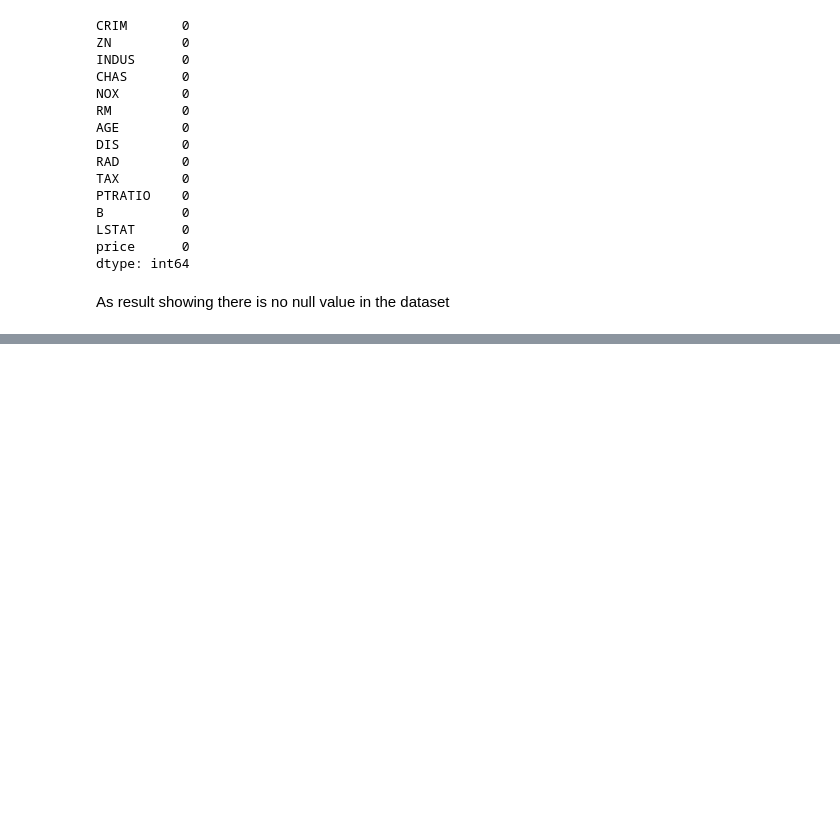
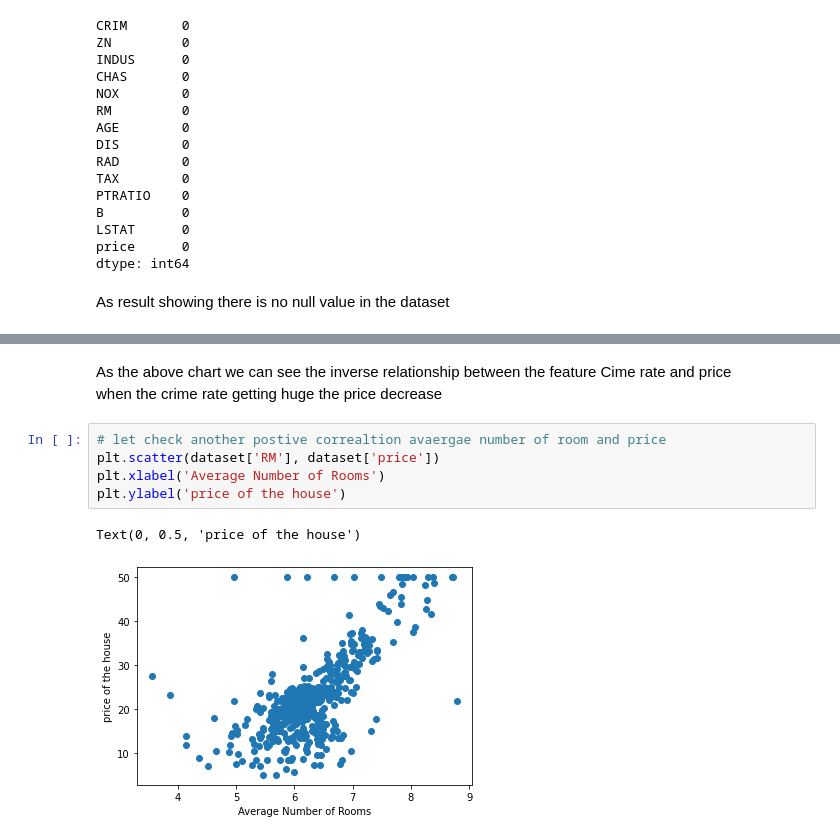
Before and after one commit to NageWC1/Linear_Regression_With_Docker, a Jupyter notebook: Linear Regression With Docker.ipynb, the cells around one changed output, grey strips where cells are left out. Saved outputs shown, nothing was run; the diff lists cells and outputs as text; blank space fills up the shorter version.

```diff
--- a/Linear Regression With Docker.ipynb
+++ b/Linear Regression With Docker.ipynb
@@ -167,0 +228,11 @@ As result showing there is no null value in the dataset
+# %% [markdown]
+As the above chart we can see the inverse relationship between the feature Cime rate and price <br>
+when the crime rate getting huge the price decrease
+# %%
+# let check another postive correaltion avaergae number of room and price
+plt.scatter(dataset['RM'], dataset['price'])
+plt.xlabel('Average Number of Rooms')
+plt.ylabel('price of the house')
+# %% [output]
+Text(0, 0.5, 'price of the house')
+[figure, added]
```
Also changed, not shown: parts of 16 cells of this notebook.
